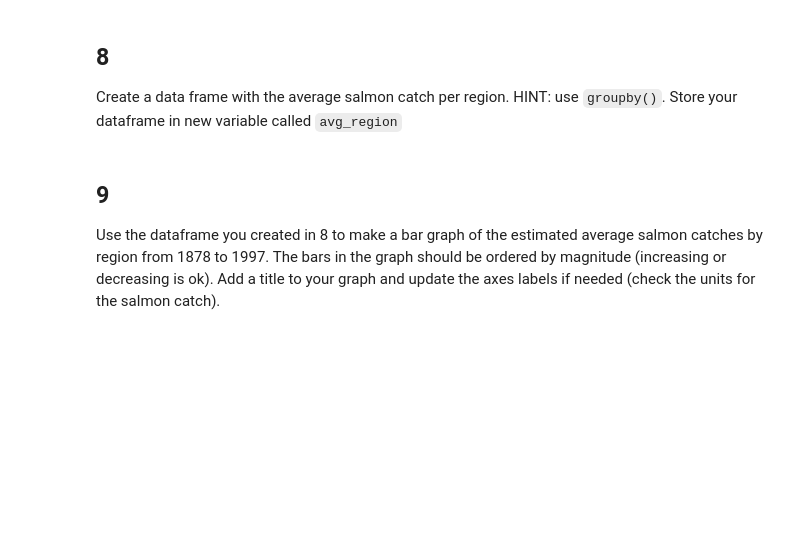
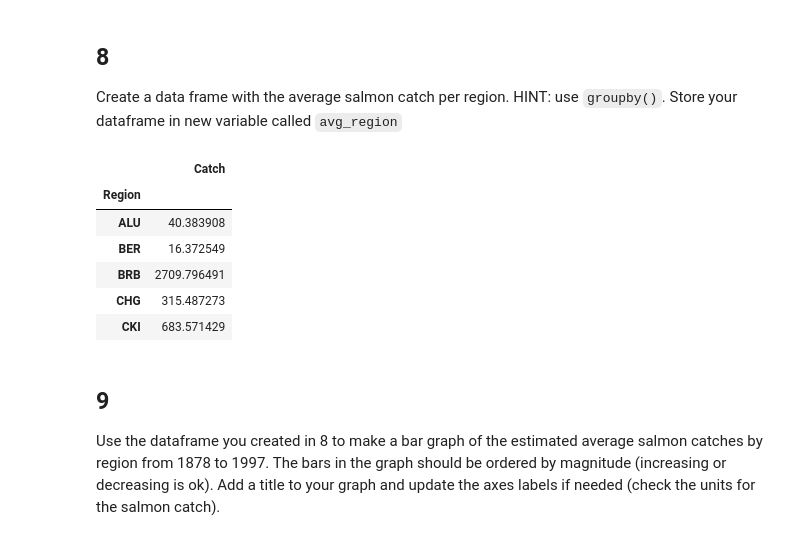
Before and after one commit to madisonenda/eds220-hwk2, a Jupyter notebook: hwk2-task2-salmon-Enda.ipynb, the cells around one changed output. Cells and saved outputs as stored; diff of their text form; code cells hidden in the pictures; blank space fills up the shorter version.

```diff
--- a/hwk2-task2-salmon-Enda.ipynb
+++ b/hwk2-task2-salmon-Enda.ipynb
@@ -224,16 +225,19 @@ Create a data frame with the average salmon catch per region. HINT: use `groupby
 # %%
 # Finding the average salmon catch pergion by grouping the catch_data by `Region` and then taking the mean of the `Catch` values
 avg_catch = catch_data.groupby('Region')['Catch'].mean()
 
-year = catch_data.groupby('Region')['Year']
-
-# Checking to see if the above operation was performed correctly
-data = {'Average Catch': avg_catch,
-        'Year': year}
-
-avg_region = pd.DataFrame(data)
+# Creating a data frame with the average catch by region assigned to the variable avg_region
+avg_region = pd.DataFrame(avg_catch)
 
 avg_region.head()
+# %% [output]
+|  | Catch |
+| Region |  |
+| ALU | 40.383908 |
+| BER | 16.372549 |
+| BRB | 2709.796491 |
+| CHG | 315.487273 |
+| CKI | 683.571429 |
 # %% [markdown]
 <!-- BEGIN QUESTION -->
 
```
Also changed, not shown: parts of 4 cells of this notebook.
